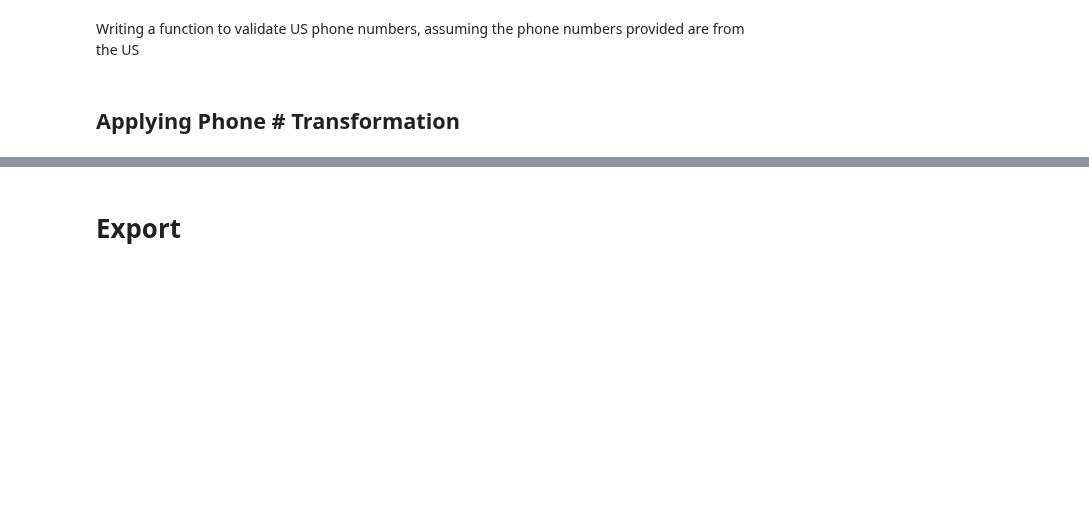
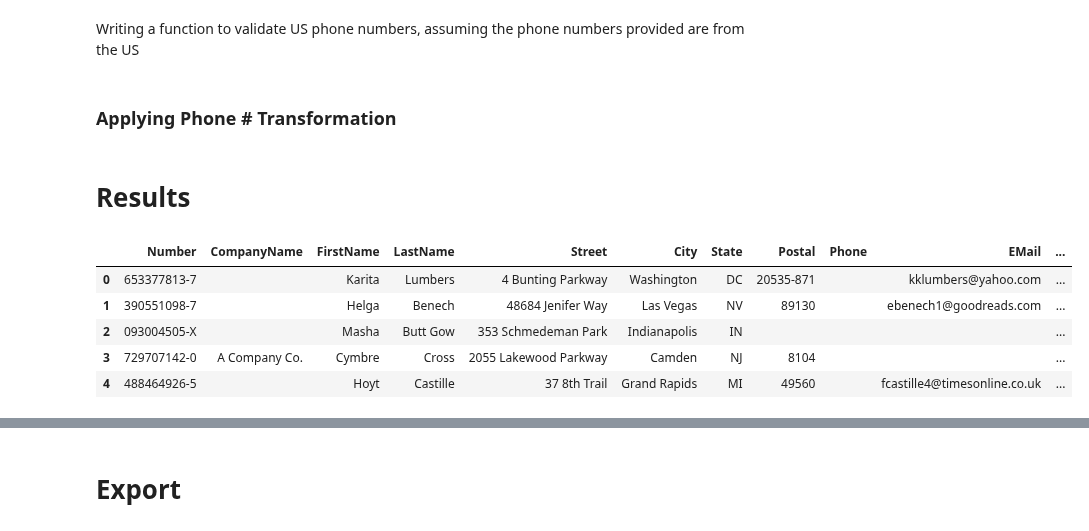
Before and after one commit to LearnThinkCreate/virtuous_interview, a Jupyter notebook: 00_Setup.ipynb, the cells around one changed output, grey strips where cells are left out. Drawn from its saved outputs; the diff is of its cells as text; code cells hidden in the pictures; blank space fills up the shorter version.

```diff
--- a/00_Setup.ipynb
+++ b/00_Setup.ipynb
@@ -510,10 +509,21 @@ def validate_us_phone_number(phone_number):
 
     return ''
 # %% [markdown]
-## Applying Phone # Transformation
+### Applying Phone # Transformation
 # %%
 #| exports
 contacts['Phone'] = contacts.Phone.apply(validate_us_phone_number)
 # %%
 #| exports
 contacts.fillna('', inplace=True)
+# %% [markdown]
+# Results
+# %%
+contacts.head(5)
+# %% [output]
+|  | Number | CompanyName | FirstName | LastName | Street | City | State | Postal | Phone | EMail | ... |
+| 0 | 653377813-7 |  | Karita | Lumbers | 4 Bunting Parkway | Washington | DC | 20535-871 |  | kklumbers@yahoo.com | ... |
+| 1 | 390551098-7 |  | Helga | Benech | 48684 Jenifer Way | Las Vegas | NV | 89130 |  | ebenech1@goodreads.com | ... |
+| 2 | 093004505-X |  | Masha | Butt Gow | 353 Schmedeman Park | Indianapolis | IN |  |  |  | ... |
+| 3 | 729707142-0 | A Company Co. | Cymbre | Cross | 2055 Lakewood Parkway | Camden | NJ | 8104 |  |  | ... |
+| 4 | 488464926-5 |  | Hoyt | Castille | 37 8th Trail | Grand Rapids | MI | 49560 |  | fcastille4@timesonline.co.uk | ... |
```
Also changed, not shown: parts of 23 cells of this notebook, 3 other files.
